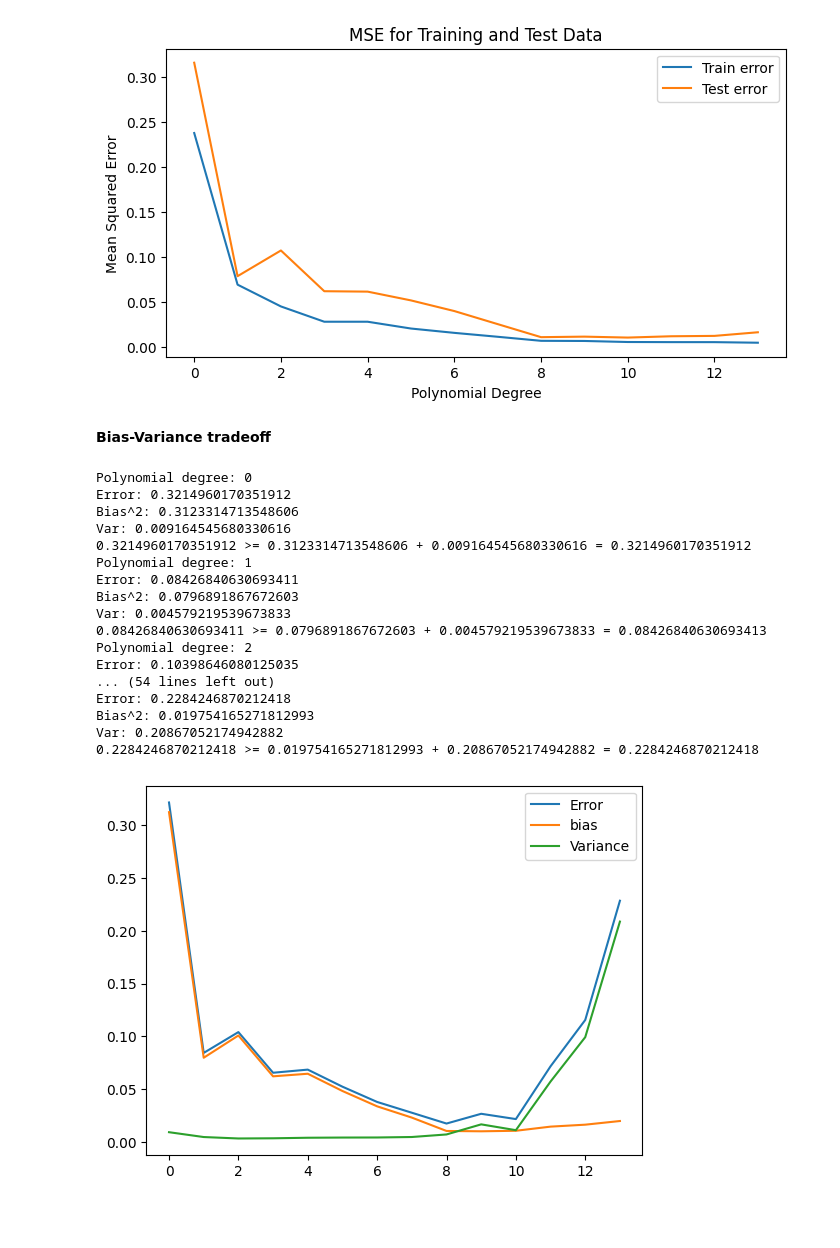
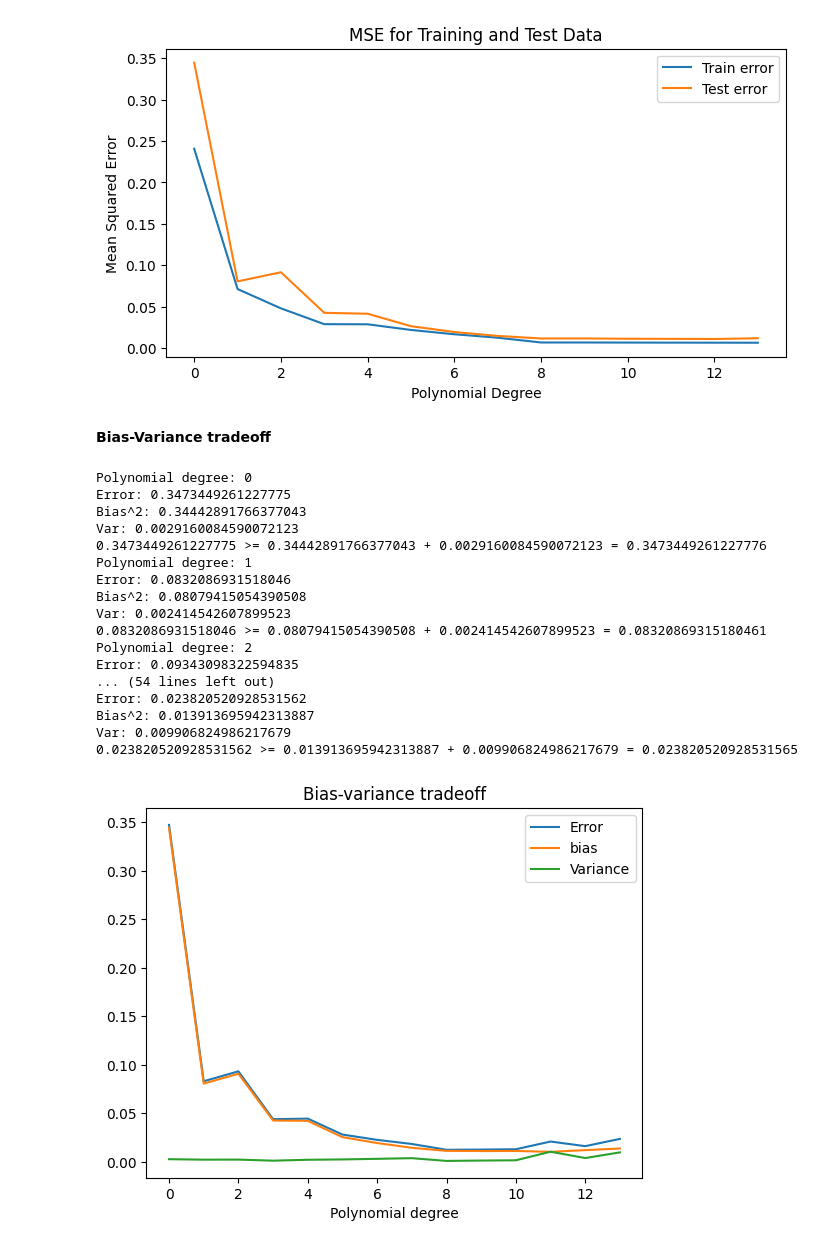
Before and after one commit to alessiasanfelici/FYS-STK4155, a Jupyter notebook: Week 38/Exercise 38.ipynb, the cells around one changed output. Saved outputs shown, nothing was run; the diff lists cells and outputs as text; code cells hidden in the pictures; blank space fills up the shorter version.

```diff
--- a/Week 38/Exercise 38.ipynb
+++ b/Week 38/Exercise 38.ipynb
@@ -10,7 +10,7 @@ from sklearn.utils import resample
 # %%
 np.random.seed(2018)
 
-n = 40
+n = 100
 maxdegree = 14
 x = np.linspace(-3, 3, n).reshape(-1, 1)
 y = np.exp(-x**2) + 1.5 * np.exp(-(x-2)**2)+ np.random.normal(0, 0.1, x.shape)
@@ -53,7 +53,7 @@ plt.title('MSE for Training and Test Data')
 plt.legend()
 plt.show()
 # %% [output]
-[figure, old version]
+[figure, new version]
 # %% [markdown]
 **Bias-Variance tradeoff**
 # %%
@@ -64,43 +64,45 @@ bias = np.zeros(maxdegree)
 variance = np.zeros(maxdegree)
 # %%
 for degree in range(maxdegree):
-    model = make_pipeline(PolynomialFeatures(degree=degree), LinearRegression(fit_intercept=False))
+    model = make_pipeline(PolynomialFeatures(degree = degree), LinearRegression(fit_intercept = False))
     y_pred = np.empty((y_test.shape[0], n_boostraps))
     for i in range(n_boostraps):
         x_, y_ = resample(x_train, y_train)
         y_pred[:, i] = model.fit(x_, y_).predict(x_test).ravel()
 
     poly_degree[degree] = degree
-    error[degree] = np.mean(np.mean((y_test - y_pred)**2, axis=1, keepdims=True))
-    bias[degree] = np.mean((y_test - np.mean(y_pred, axis=1, keepdims=True))**2)
-    variance[degree] = np.mean(np.var(y_pred, axis=1, keepdims=True))
+    error[degree] = np.mean(np.mean((y_test - y_pred)**2, axis = 1, keepdims = True))
+    bias[degree] = np.mean((y_test - np.mean(y_pred, axis = 1, keepdims = True))**2)
+    variance[degree] = np.mean(np.var(y_pred, axis = 1, keepdims = True))
     print('Polynomial degree:', degree)
     print('Error:', error[degree])
     print('Bias^2:', bias[degree])
     print('Var:', variance[degree])
-    print('{} >= {} + {} = {}'.format(error[degree], bias[degree], variance[degree], bias[degree]+variance[degree]))
+    print('{} >= {} + {} = {}'.format(error[degree], bias[degree], variance[degree], bias[degree] + variance[degree]))
 
 plt.plot(poly_degree, error, label='Error')
 plt.plot(poly_degree, bias, label='bias')
 plt.plot(poly_degree, variance, label='Variance')
+plt.xlabel("Polynomial degree")
+plt.title("Bias-variance tradeoff")
 plt.legend()
 plt.show()
 # %% [output]
 Polynomial degree: 0
-Error: 0.3214960170351912
-Bias^2: 0.3123314713548606
-Var: 0.009164545680330616
-0.3214960170351912 >= 0.3123314713548606 + 0.009164545680330616 = 0.3214960170351912
+Error: 0.3473449261227775
+Bias^2: 0.34442891766377043
+Var: 0.0029160084590072123
+0.3473449261227775 >= 0.34442891766377043 + 0.0029160084590072123 = 0.3473449261227776
 Polynomial degree: 1
-Error: 0.08426840630693411
-Bias^2: 0.0796891867672603
-Var: 0.004579219539673833
-0.08426840630693411 >= 0.0796891867672603 + 0.004579219539673833 = 0.08426840630693413
+Error: 0.0832086931518046
+Bias^2: 0.08079415054390508
+Var: 0.002414542607899523
+0.0832086931518046 >= 0.08079415054390508 + 0.002414542607899523 = 0.08320869315180461
 Polynomial degree: 2
-Error: 0.10398646080125035
+Error: 0.09343098322594835
 ... (54 lines left out)
-Error: 0.2284246870212418
-Bias^2: 0.019754165271812993
-Var: 0.20867052174942882
-0.2284246870212418 >= 0.019754165271812993 + 0.20867052174942882 = 0.2284246870212418
+Error: 0.023820520928531562
+Bias^2: 0.013913695942313887
+Var: 0.009906824986217679
+0.023820520928531562 >= 0.013913695942313887 + 0.009906824986217679 = 0.023820520928531565
-[figure, old version]
+[figure, new version]
```
